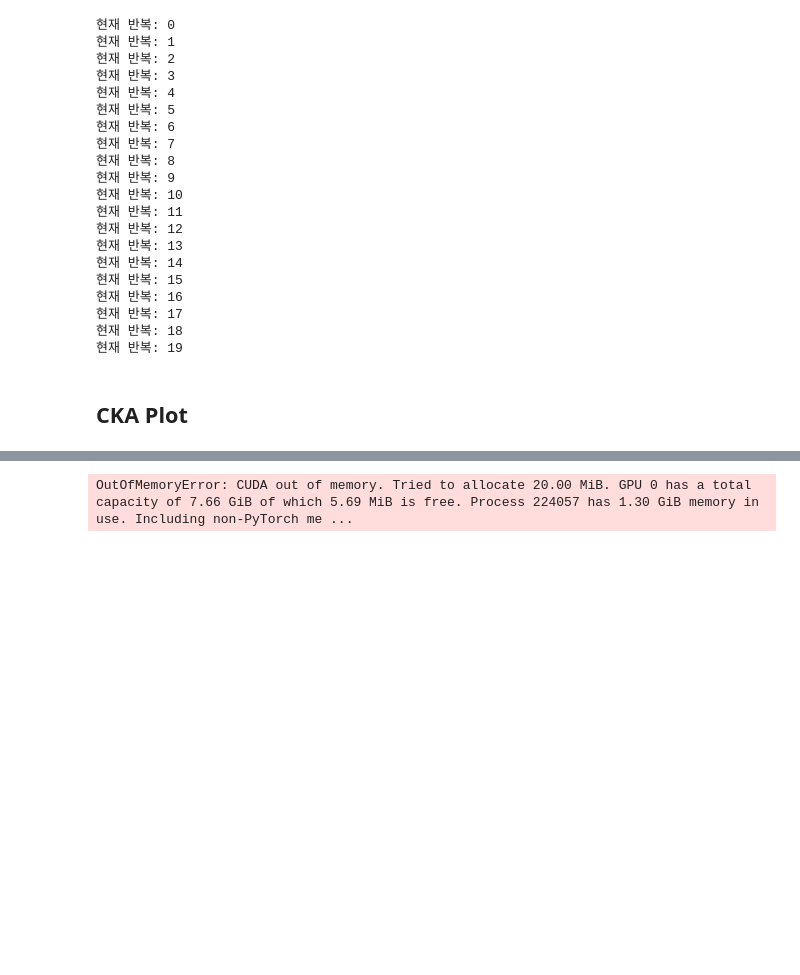
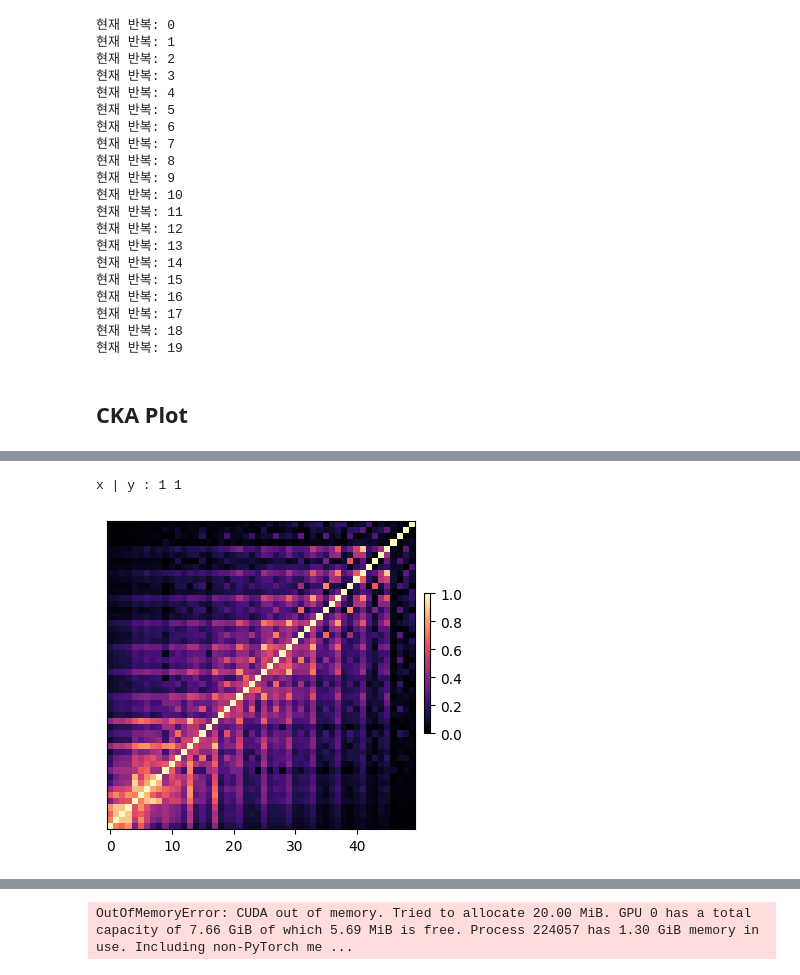
Before and after one commit to LeSN-Lab/diff-ViT, a Jupyter notebook: modeldiff_test.ipynb, the cells around one changed output, grey strips where cells are left out. Drawn from its saved outputs; the diff is of its cells as text; code cells hidden in the pictures; blank space fills up the shorter version.

```diff
--- a/modeldiff_test.ipynb
+++ b/modeldiff_test.ipynb
@@ -956,0 +1104,5 @@ x | y : 1 1
+# %%
+plot_cka_map('cka_with_adversarial_int8_not_quantized.pkl', 'cka_with_adversarial_int8_not_quantized.png')
+# %% [output]
+x | y : 1 1
+[figure, added]
```
Also changed, not shown: parts of 15 cells of this notebook, 15 other files.
